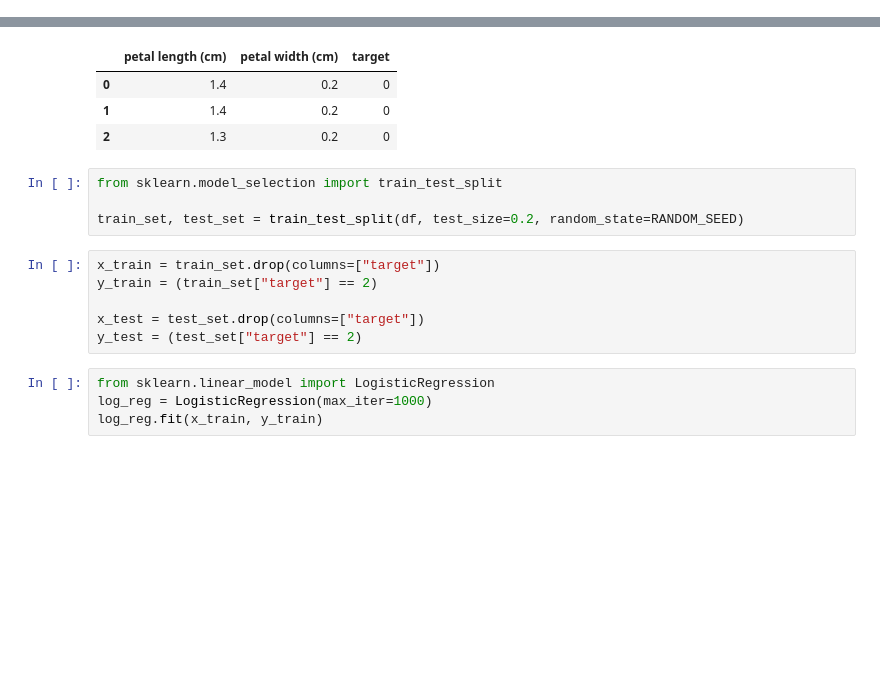
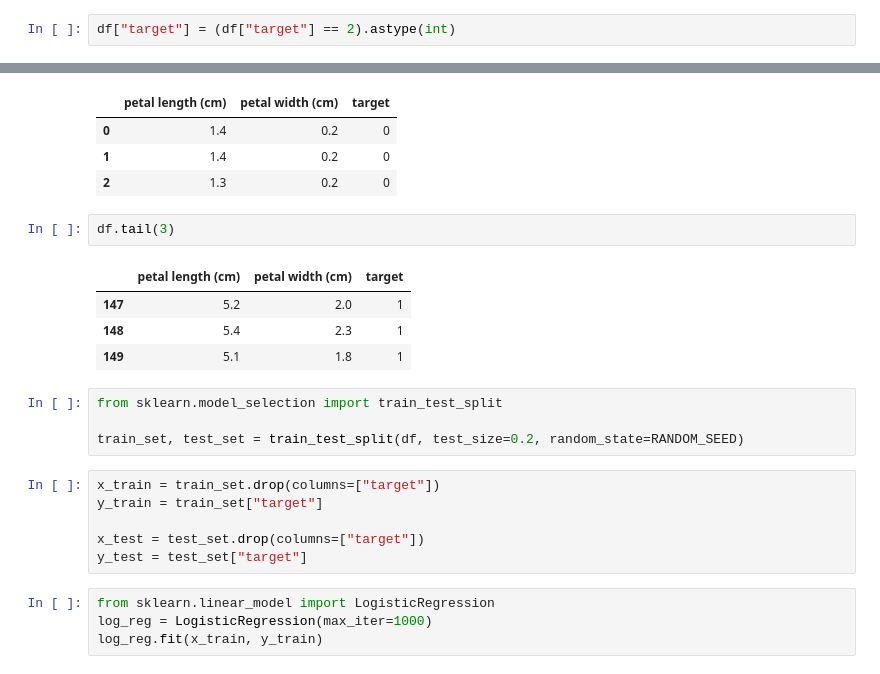
Before and after one commit to Pellizzon/MachineLearning, a Jupyter notebook: Aula09/Aula_09.ipynb, the cells around one changed output, grey strips where cells are left out. Cells and saved outputs as stored; diff of their text form; blank space fills up the shorter version.

```diff
--- a/Aula09/Aula_09.ipynb
+++ b/Aula09/Aula_09.ipynb
@@ -308,6 +308,8 @@ import pandas as pd
 df = pd.DataFrame(iris.data, columns=column_names)
 # %%
 df["target"] = iris.target
+# %%
+df["target"] = (df["target"] == 2).astype(int)
 # %%
 df = df.drop(columns=["sepal length (cm)", "sepal width (cm)"])
 df.head(3)
@@ -316,16 +318,23 @@ df.head(3)
 | 0 | 1.4 | 0.2 | 0 |
 | 1 | 1.4 | 0.2 | 0 |
 | 2 | 1.3 | 0.2 | 0 |
+# %%
+df.tail(3)
+# %% [output]
+|  | petal length (cm) | petal width (cm) | target |
+| 147 | 5.2 | 2.0 | 1 |
+| 148 | 5.4 | 2.3 | 1 |
+| 149 | 5.1 | 1.8 | 1 |
 # %%
 from sklearn.model_selection import train_test_split
 
 train_set, test_set = train_test_split(df, test_size=0.2, random_state=RANDOM_SEED)
 # %%
 x_train = train_set.drop(columns=["target"])
-y_train = (train_set["target"] == 2)
+y_train = train_set["target"]
 
 x_test = test_set.drop(columns=["target"])
-y_test = (test_set["target"] == 2)
+y_test = test_set["target"]
 # %%
 from sklearn.linear_model import LogisticRegression
 log_reg = LogisticRegression(max_iter=1000)
```
Also changed, not shown: parts of 1 cell of this notebook.
